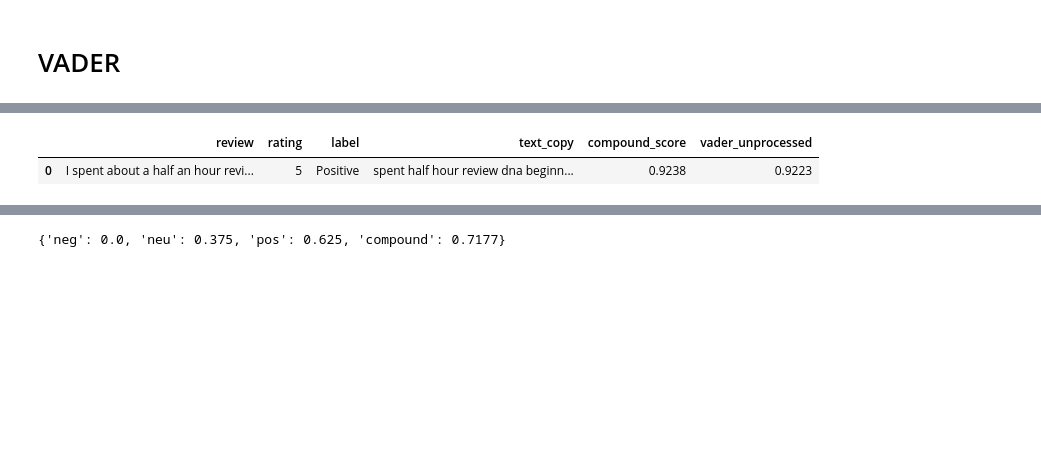
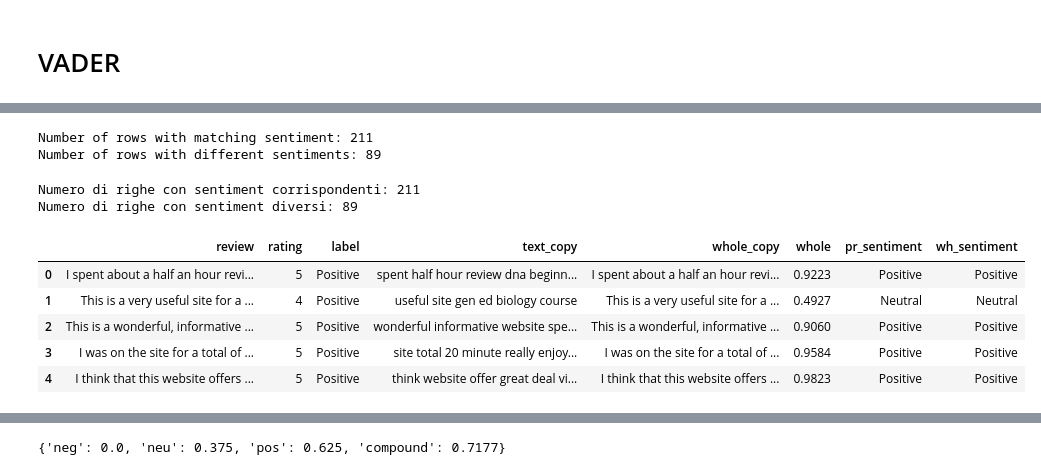
Before and after one commit to tundraparisi/Sentiment-Analysis-for-Education-Sector, a Jupyter notebook: Notebooks/Analysis_on_300_Labeled_Reviews.ipynb, the cells around one changed output, grey strips where cells are left out. Drawn from its saved outputs; the diff is of its cells as text; code cells hidden in the pictures; blank space fills up the shorter version.

```diff
--- a/Notebooks/Analysis_on_300_Labeled_Reviews.ipynb
+++ b/Notebooks/Analysis_on_300_Labeled_Reviews.ipynb
@@ -316,9 +404,8 @@ vader_unprocessed
 | 298 | 0.000 | 0.743 | 0.257 | 0.9661 |
 | 299 | 0.000 | 0.865 | 0.135 | 0.8687 |
 300 rows × 4 columns
-# %%
-# joining also the results of VADER applied on unprocessed reviews
-df = df.join(vader_unprocessed['vader_unprocessed'], rsuffix='_vader')
+# %%
+df = df.join(vader_whole['whole'], rsuffix='_vader')
 # %%
 # I now have a dataframe in which I can check the performance of VADER on processed and normal text, compared to labels
 df.tail(5)
@@ -334,0 +436,9 @@ df.tail(5)
+# %%
+# sentiment classifier
+#df['sentiment'] = df['score'].apply(lambda c: 'Positive' if c >= 0.5 else 'Negative')
+
+# allocation of labels based on a threshold
+threshold = 0.5
+df['pr_sentiment'] = df['whole'].apply(lambda c: 'Positive' if c >= threshold else ('Neutral' if abs(c - 0.5) < 0.1 else 'Negative'))
+
+df.tail(5)
@@ -334,0 +452,4 @@ df.tail(5)
+# %%
+threshold = 0.5
+df['wh_sentiment'] = df['whole'].apply(lambda c: 'Positive' if c >= threshold else ('Neutral' if abs(c - 0.5) < 0.1 else 'Negative'))
+df.columns
@@ -335,5 +465,41 @@ df.tail(5)
+# %%
+# Now count and compare with the results of VADER
+# Count the rows where the sentiment of the first column matches that of the other columns
+count_match = df[
+    (df['label'] == df['pr_sentiment']) &
+    (df['label'] == df['wh_sentiment'])
+]
+# Count the rows where the sentiment in the first column does not match the sentiment in the other columns
+count_mismatch = df[
+    (df['label'] != df['pr_sentiment']) |
+    (df['label'] != df['wh_sentiment'])
+]
+# print the results
+print("Number of rows with matching sentiment:", len(count_match))
+print("Number of rows with different sentiments:", len(count_mismatch))
+# %% [output]
+Number of rows with matching sentiment: 211
+Number of rows with different sentiments: 89
+# %%
+# Count the rows where the sentiment of the first column matches that of the other columns
+count_match = df[
+    (df['label'] == df['pr_sentiment'])
+]
+# Count the rows where the sentiment in the first column does not match the sentiment in the other columns
+count_mismatch = df[
+    (df['label'] != df['pr_sentiment'])
+]
+print("Numero di righe con sentiment corrispondenti:", len(count_match))
+print("Numero di righe con sentiment diversi:", len(count_mismatch))
+# %% [output]
+Numero di righe con sentiment corrispondenti: 211
+Numero di righe con sentiment diversi: 89
 # %%
-df.head(1)
+df.head()
 # %% [output]
-|  | review | rating | label | text_copy | compound_score | vader_unprocessed |
-| 0 | I spent about a half an hour revi... | 5 | Positive | spent half hour review dna beginn... | 0.9238 | 0.9223 |
+|  | review | rating | label | text_copy | whole_copy | whole | pr_sentiment | wh_sentiment |
+| 0 | I spent about a half an hour revi... | 5 | Positive | spent half hour review dna beginn... | I spent about a half an hour revi... | 0.9223 | Positive | Positive |
+| 1 | This is a very useful site for a ... | 4 | Positive | useful site gen ed biology course | This is a very useful site for a ... | 0.4927 | Neutral | Neutral |
+| 2 | This is a wonderful, informative ... | 5 | Positive | wonderful informative website spe... | This is a wonderful, informative ... | 0.9060 | Positive | Positive |
+| 3 | I was on the site for a total of ... | 5 | Positive | site total 20 minute really enjoy... | I was on the site for a total of ... | 0.9584 | Positive | Positive |
+| 4 | I think that this website offers ... | 5 | Positive | think website offer great deal vi... | I think that this website offers ... | 0.9823 | Positive | Positive |
```
Also changed, not shown: parts of 64 cells of this notebook, 3 other files.
